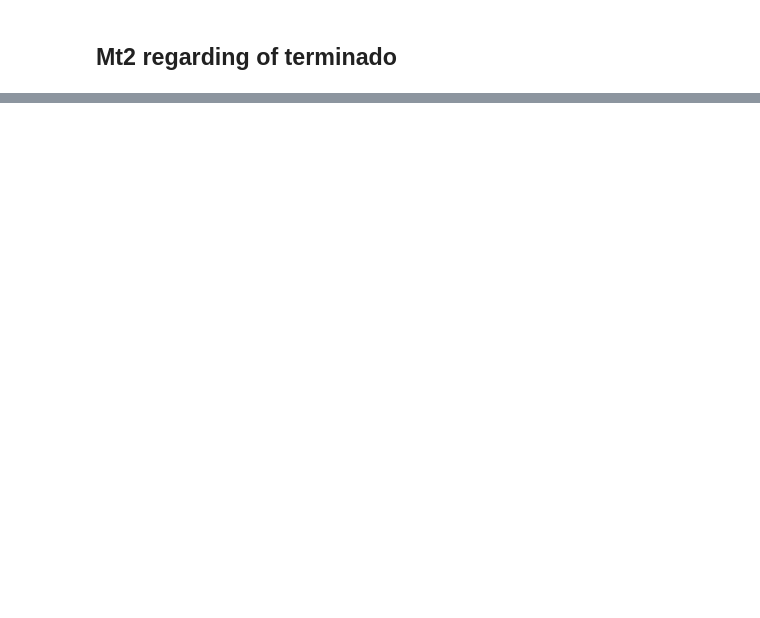
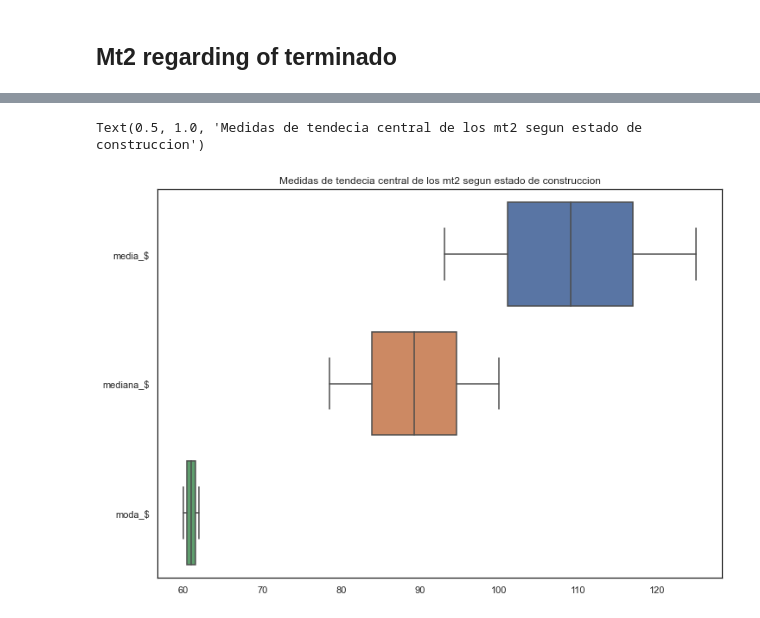
Before and after one commit to StanDoge/PYE-lab-1, a Jupyter notebook: main.ipynb, the cells around one changed output, grey strips where cells are left out. Drawn from its saved outputs; the diff is of its cells as text; code cells hidden in the pictures; blank space fills up the shorter version.

```diff
--- a/main.ipynb
+++ b/main.ipynb
@@ -237,3 +154,8 @@ df_mt
+# %%
+sb.boxplot(data=df_mt, orient='h').set_title("Medidas de tendecia central de los mt2 segun estado de construccion")
+# %% [output]
+Text(0.5, 1.0, 'Medidas de tendecia central de los mt2 segun estado de construccion')
+[figure, added]
 # %%
 # sb.boxplot(x='parqueadero',y='precio',data=df)
 # plt.axhline(yes_mean, color ="r", linestyle = '--', linewidth = 5)
```
Also changed, not shown: parts of 16 cells of this notebook.
